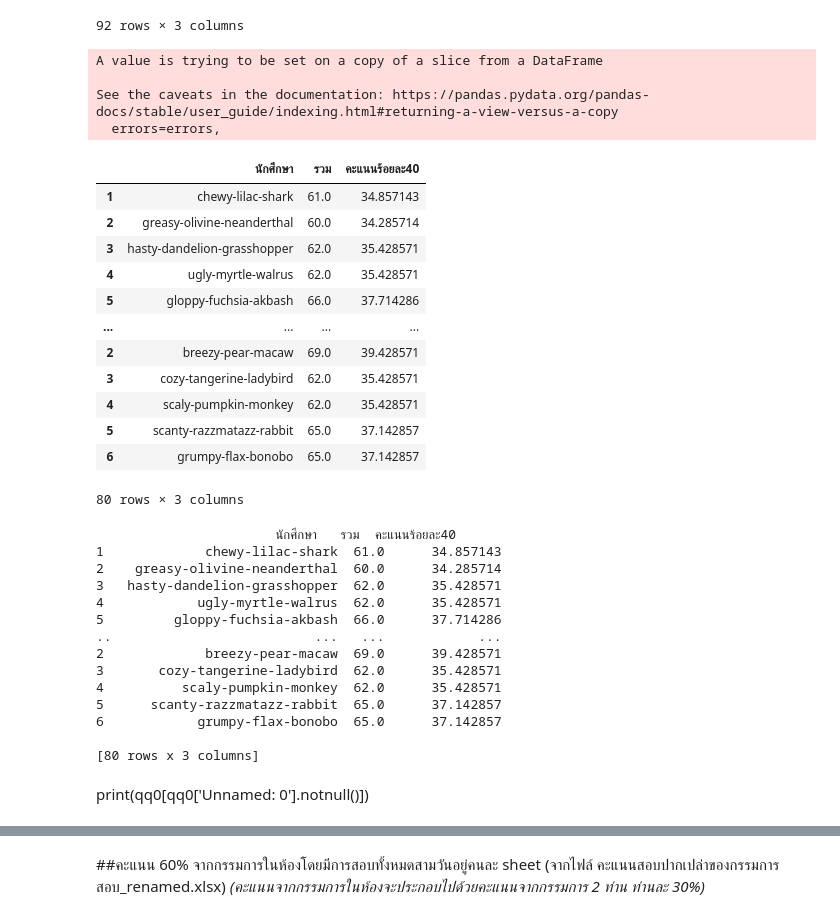
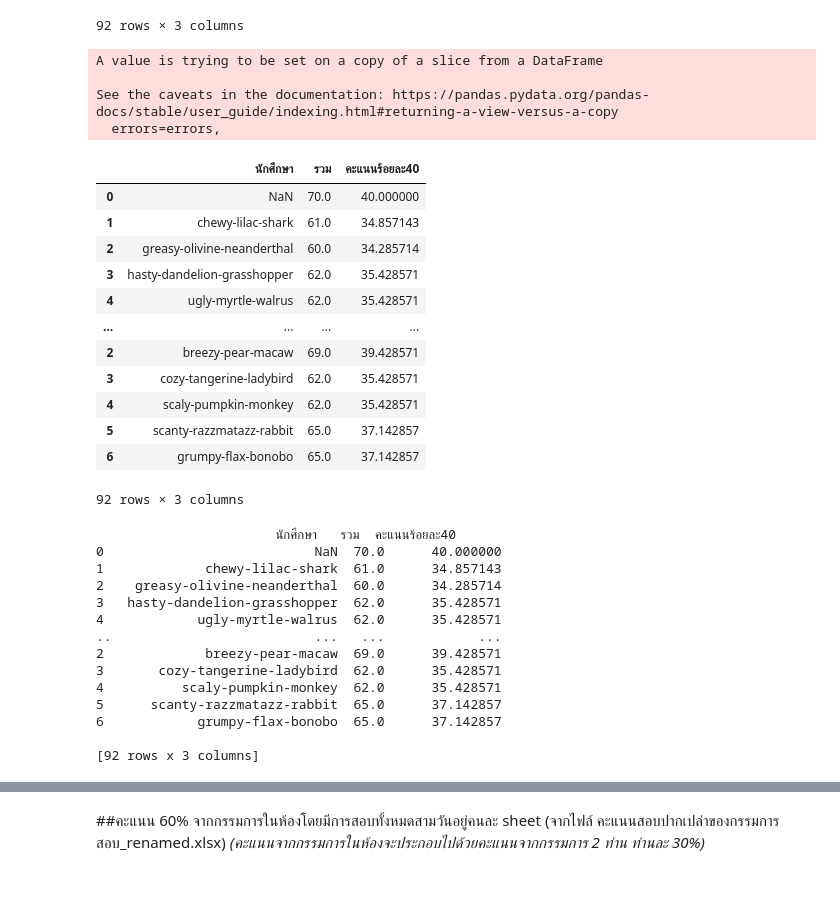
Before and after one commit to 1234567890qqqqqq/BasicProg_DataViz65, a Jupyter notebook: aon1.ipynb, the cells around one changed output, grey strips where cells are left out. Cells and saved outputs as stored; diff of their text form; code cells hidden in the pictures; blank space fills up the shorter version.

```diff
--- a/aon1.ipynb
+++ b/aon1.ipynb
@@ -682,8 +698,8 @@ advisor121
 # %% [markdown]
 ###รวมตาราง
 # %%
- qq = pd.concat([advisor11,advisor21,advisor31,advisor41,advisor51,advisor61,advisor71,advisor81,advisor91,advisor101,advisor111,advisor121])
- qq
+aa = pd.concat([advisor11,advisor21,advisor31,advisor41,advisor51,advisor61,advisor71,advisor81,advisor91,advisor101,advisor111,advisor121])
+aa
 # %% [output]
 |  | Unnamed: 0 | 1. ความกระตือรือร้น ความมุ่งมั่น ... | 2. ความสม่ำเสมอในการเข้าพบอาจารย์... | 3. ความสามารถในการอธิบายหรือการนำ... | 4. การทำงานเป็นทีม (กรณีที่ทำเป็น... | ... |
 | 0 | NaN | 5.0 | 5.0 | 10.0 | 5.0 | ... |
@@ -699,8 +715,8 @@ advisor121
 | 6 | grumpy-flax-bonobo | NaN | NaN | NaN | NaN | ... |
 92 rows × 14 columns
 # %%
-qq0 = qq.fillna(method='ffill')
-qq0.head()
+aa= qq.fillna(method='ffill')
+aa.head()
 # %% [output]
 |  | Unnamed: 0 | 1. ความกระตือรือร้น ความมุ่งมั่น ... | 2. ความสม่ำเสมอในการเข้าพบอาจารย์... | 3. ความสามารถในการอธิบายหรือการนำ... | 4. การทำงานเป็นทีม (กรณีที่ทำเป็น... | ... |
 | 0 | NaN | 5.0 | 5.0 | 10.0 | 5.0 | ... |
@@ -709,8 +725,8 @@ qq0.head()
 | 3 | hasty-dandelion-grasshopper | 5.0 | 5.0 | 8.0 | 5.0 | ... |
 | 4 | ugly-myrtle-walrus | 5.0 | 5.0 | 8.0 | 5.0 | ... |
 # %%
-qq1 = qq0[['Unnamed: 0','รวม','คะแนนร้อยละ40']]
-qq1
+aa1 = aa[['Unnamed: 0','รวม','คะแนนร้อยละ40']]
+aa1
 # %% [output]
 |  | Unnamed: 0 | รวม | คะแนนร้อยละ40 |
 | 0 | NaN | 70.0 | 40.000000 |
@@ -726,35 +742,35 @@ qq1
 | 6 | grumpy-flax-bonobo | 65.0 | 37.142857 |
 92 rows × 3 columns
 # %%
-qq1.rename(columns={'Unnamed: 0': 'นักศึกษา'}, inplace=True)
-qq1
+aa1.rename(columns={'Unnamed: 0': 'นักศึกษา'}, inplace=True)
+aa1
 # %% [output]
 A value is trying to be set on a copy of a slice from a DataFrame
 
 See the caveats in the documentation: https://pandas.pydata.org/pandas-docs/stable/user_guide/indexing.html#returning-a-view-versus-a-copy
   errors=errors,
 |  | นักศึกษา | รวม | คะแนนร้อยละ40 |
+| 0 | NaN | 70.0 | 40.000000 |
 | 1 | chewy-lilac-shark | 61.0 | 34.857143 |
 | 2 | greasy-olivine-neanderthal | 60.0 | 34.285714 |
 | 3 | hasty-dandelion-grasshopper | 62.0 | 35.428571 |
 | 4 | ugly-myrtle-walrus | 62.0 | 35.428571 |
-| 5 | gloppy-fuchsia-akbash | 66.0 | 37.714286 |
 | ... | ... | ... | ... |
 | 2 | breezy-pear-macaw | 69.0 | 39.428571 |
 | 3 | cozy-tangerine-ladybird | 62.0 | 35.428571 |
 | 4 | scaly-pumpkin-monkey | 62.0 | 35.428571 |
 | 5 | scanty-razzmatazz-rabbit | 65.0 | 37.142857 |
 | 6 | grumpy-flax-bonobo | 65.0 | 37.142857 |
-80 rows × 3 columns
+92 rows × 3 columns
 # %%
-print(qq1)
+print(aa1)
 # %% [output]
                        นักศึกษา   รวม  คะแนนร้อยละ40
+0                           NaN  70.0      40.000000
 1             chewy-lilac-shark  61.0      34.857143
 2    greasy-olivine-neanderthal  60.0      34.285714
 3   hasty-dandelion-grasshopper  62.0      35.428571
 4            ugly-myrtle-walrus  62.0      35.428571
-5         gloppy-fuchsia-akbash  66.0      37.714286
 ..                          ...   ...            ...
 2             breezy-pear-macaw  69.0      39.428571
 3       cozy-tangerine-ladybird  62.0      35.428571
@@ -762,6 +778,4 @@ print(qq1)
 5      scanty-razzmatazz-rabbit  65.0      37.142857
 6            grumpy-flax-bonobo  65.0      37.142857
 
-[80 rows x 3 columns]
+[92 rows x 3 columns]
-# %% [markdown]
-print(qq0[qq0['Unnamed: 0'].notnull()])
```
Also changed, not shown: parts of 29 cells of this notebook.
